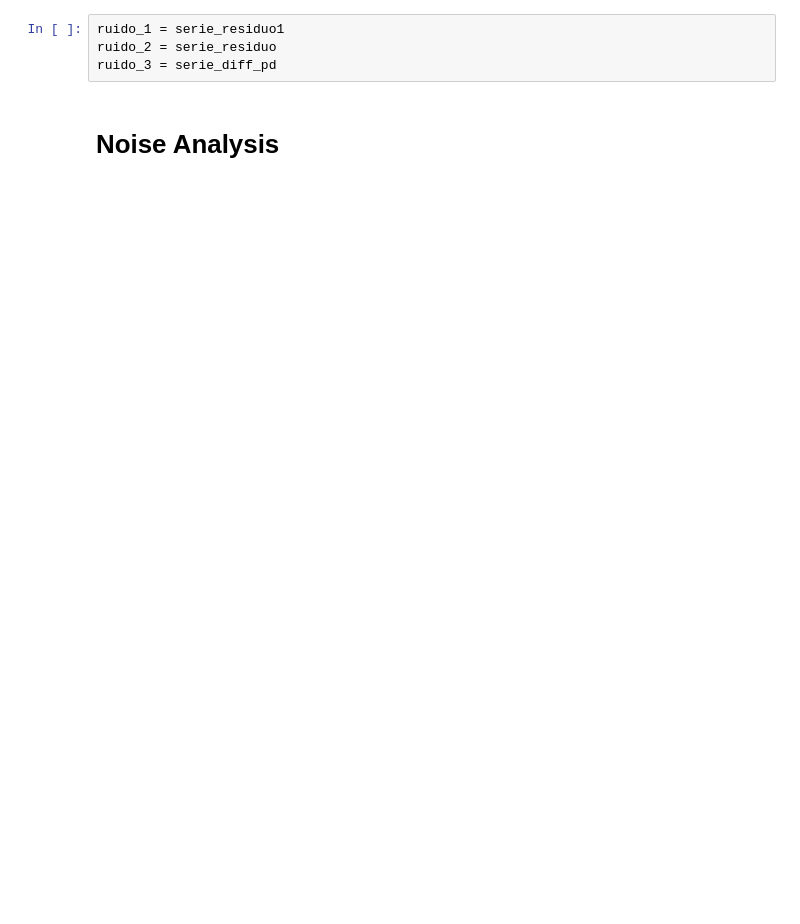
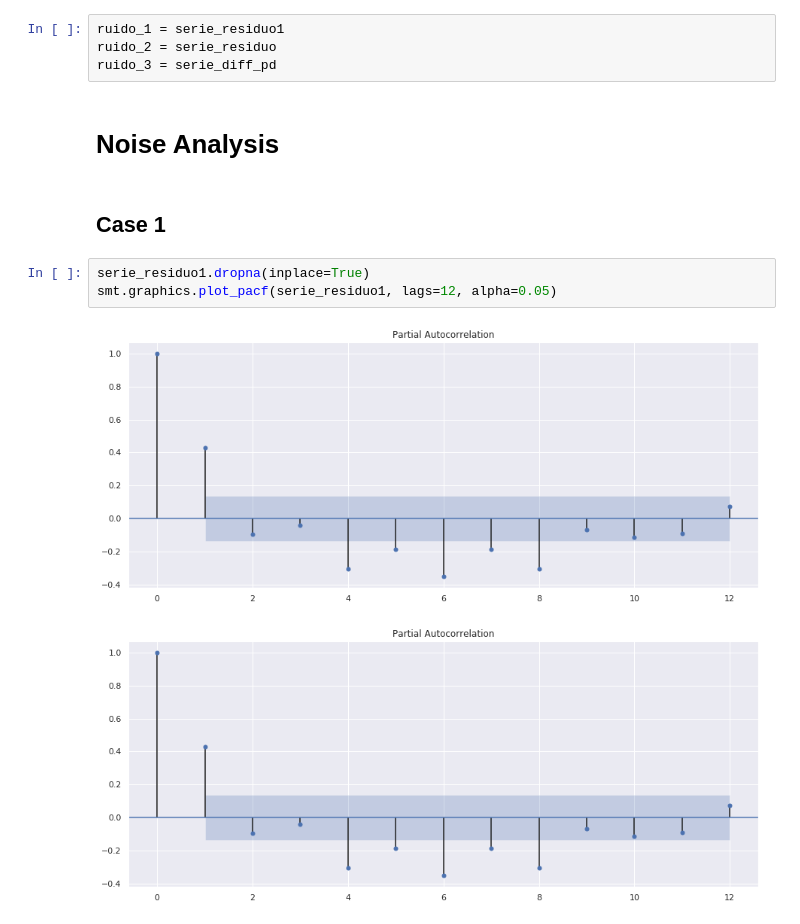
Before and after one commit to jvcm/time-series, a Jupyter notebook: lista_1.ipynb, the cells around one changed output. Cells and saved outputs as stored; diff of their text form; blank space fills up the shorter version.

```diff
--- a/lista_1.ipynb
+++ b/lista_1.ipynb
@@ -197,3 +198,11 @@ ruido_2 = serie_residuo
 ruido_3 = serie_diff_pd
 # %% [markdown]
 # Noise Analysis
+# %% [markdown]
+## Case 1
+# %%
+serie_residuo1.dropna(inplace=True)
+smt.graphics.plot_pacf(serie_residuo1, lags=12, alpha=0.05)
+# %% [output]
+[figure, added]
+[figure, added]
```
Also changed, not shown: parts of 12 cells of this notebook, 2 other files.
